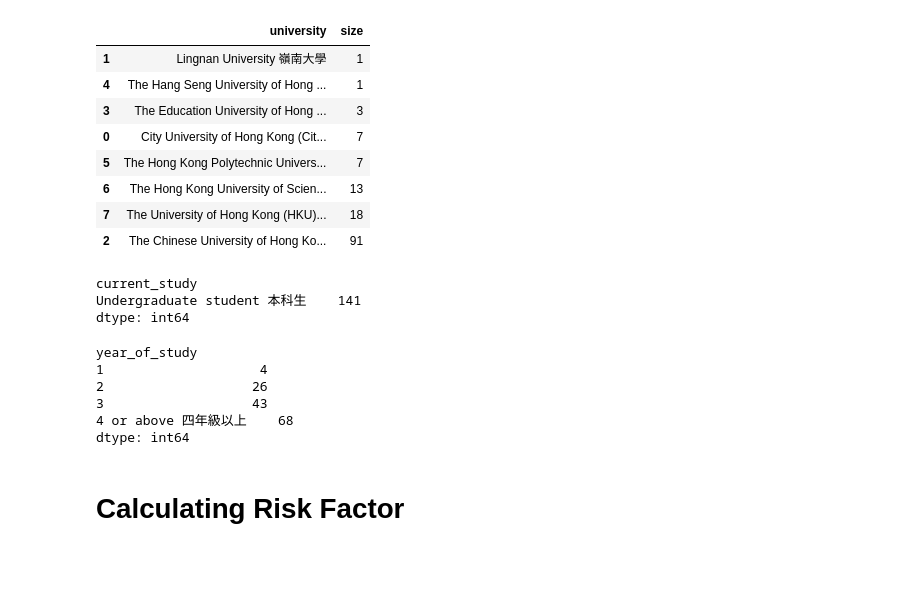
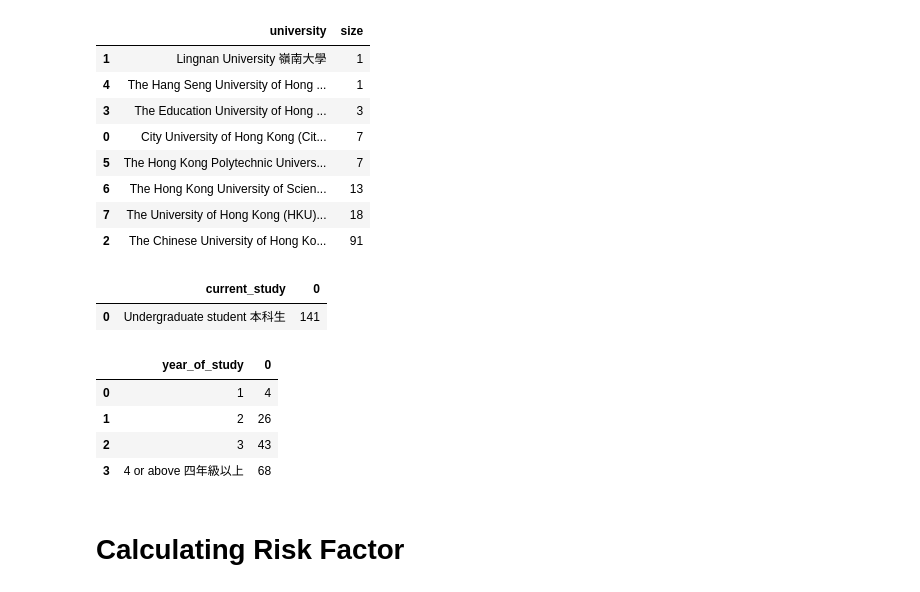
Before and after one commit to nicktanryo/gecc-fyp, a Jupyter notebook: analysis.ipynb, the cells around one changed output. Saved outputs shown, nothing was run; the diff lists cells and outputs as text; code cells hidden in the pictures; blank space fills up the shorter version.

```diff
--- a/analysis.ipynb
+++ b/analysis.ipynb
@@ -129,20 +129,18 @@ data_groupby_university
 | 7 | The University of Hong Kong (HKU)... | 18 |
 | 2 | The Chinese University of Hong Ko... | 91 |
 # %%
-df.groupby('current_study').size()
+df.groupby('current_study').size().reset_index()
 # %% [output]
-current_study
-Undergraduate student 本科生    141
-dtype: int64
+|  | current_study | 0 |
+| 0 | Undergraduate student 本科生 | 141 |
 # %%
-df.groupby("year_of_study").size()
+df.groupby("year_of_study").size().reset_index()
 # %% [output]
-year_of_study
-1                    4
-2                   26
-3                   43
-4 or above 四年級以上    68
-dtype: int64
+|  | year_of_study | 0 |
+| 0 | 1 | 4 |
+| 1 | 2 | 26 |
+| 2 | 3 | 43 |
+| 3 | 4 or above 四年級以上 | 68 |
 # %% [markdown]
 # Calculating Risk Factor
 # %%
```
Also changed, not shown: parts of 1 cell of this notebook.
